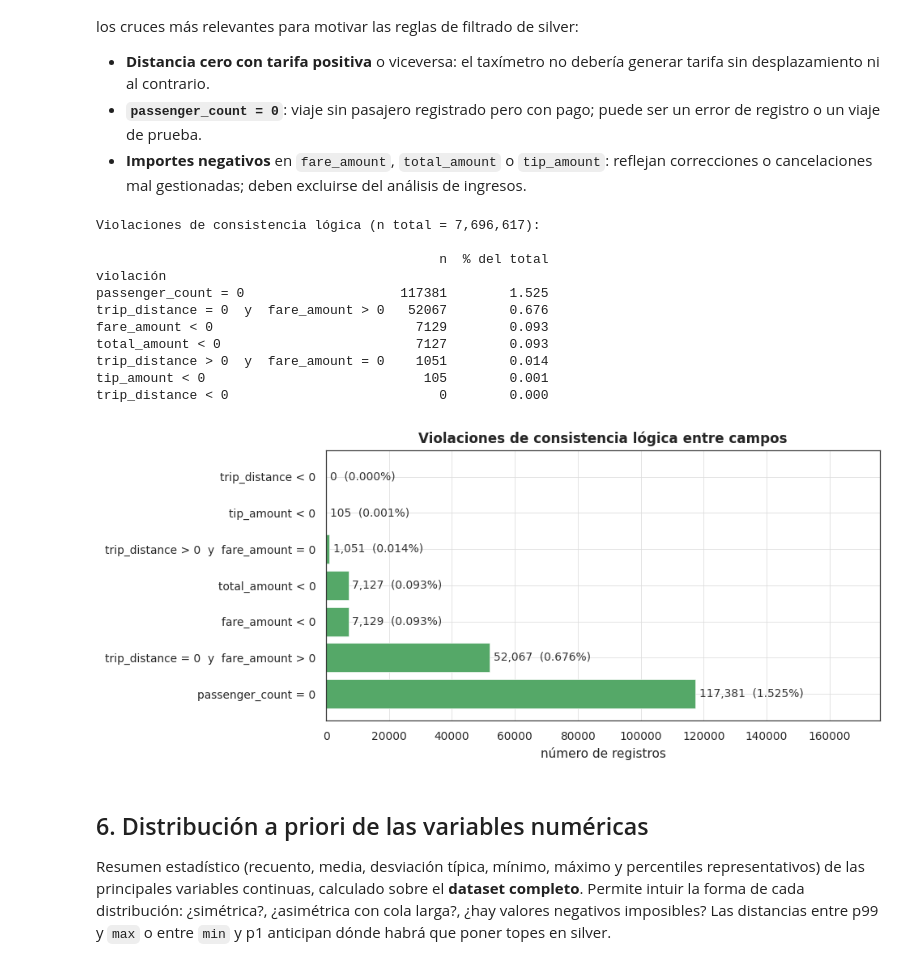
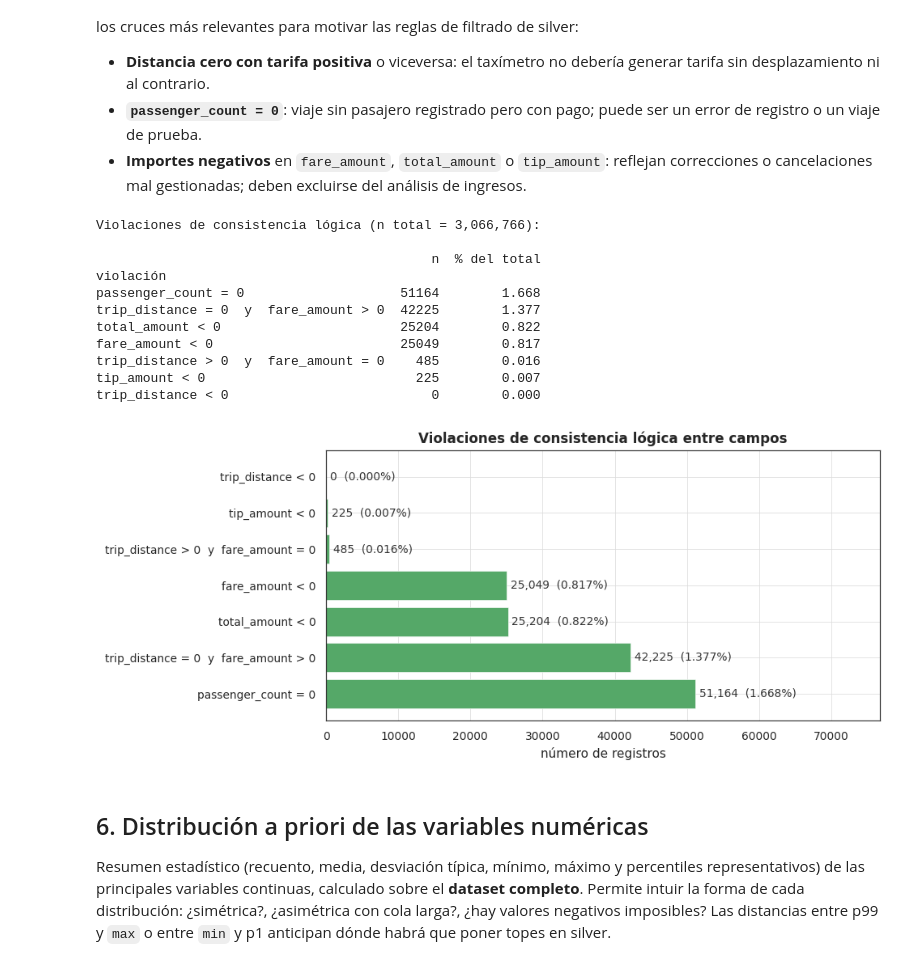
Before and after one commit to jgalanl/datalakehouse, a Jupyter notebook: src/notebooks/bronze/explore.ipynb, the cells around one changed output. Cells and saved outputs as stored; diff of their text form; code cells hidden in the pictures.

```diff
--- a/src/notebooks/bronze/explore.ipynb
+++ b/src/notebooks/bronze/explore.ipynb
@@ -73,14 +73,14 @@ La tabla de zonas (`taxi_zone_lookup.csv`, ~265 filas) se descarga
 también de la fuente y se usa más abajo para etiquetar los conteos por
 zona.
 # %%
-PARQUET_URL = "https://d37ci6vzurychx.cloudfront.net/trip-data/yellow_tripdata_2019-01.parquet"
+PARQUET_URL = "https://d37ci6vzurychx.cloudfront.net/trip-data/yellow_tripdata_2023-01.parquet"
 ZONES_URL   = "https://d37ci6vzurychx.cloudfront.net/misc/taxi_zone_lookup.csv"
 
 # El bind mount /opt/spark/src queda persistente entre ejecuciones del
 # contenedor — se reusa el fichero descargado.
 TMP_DIR = Path("/opt/spark/src/.tmp_explore")
 TMP_DIR.mkdir(parents=True, exist_ok=True)
-PARQUET_PATH = TMP_DIR / "yellow_tripdata_2019-01.parquet"
+PARQUET_PATH = TMP_DIR / "yellow_tripdata_2023-01.parquet"
 ZONES_PATH   = TMP_DIR / "taxi_zone_lookup.csv"
 
 if not PARQUET_PATH.exists():
@@ -92,11 +92,11 @@ if not ZONES_PATH.exists():
     urlretrieve(ZONES_URL, ZONES_PATH)
     print(f"  -> {ZONES_PATH.stat().st_size / 1024:.1f} KB")
 
-yt_jan19 = pd.read_parquet(PARQUET_PATH)
+yt_jan23 = pd.read_parquet(PARQUET_PATH)
 zl       = pd.read_csv(ZONES_PATH)
 
-n_yt = len(yt_jan19)
+n_yt = len(yt_jan23)
 n_zl = len(zl)
-print(f"Yellow taxi (2019-01):  {n_yt:>10,} filas, {len(yt_jan19.columns)} columnas")
+print(f"Yellow taxi (2023-01):  {n_yt:>10,} filas, {len(yt_jan23.columns)} columnas")
 print(f"Taxi zone lookup:       {n_zl:>10,} filas, {len(zl.columns)} columnas")
 # %% [output]
@@ -159,5 +157,5 @@ todo es esperable, no patológico.
 # %%
-null_pct = (yt_jan19.isna().mean() * 100).sort_values()
+null_pct = (yt_jan23.isna().mean() * 100).sort_values()
 
 fig, ax = plt.subplots(figsize=(9, 6))
 ax.barh(null_pct.index, null_pct.values,
@@ -254,59 +247,59 @@ de silver:
 # %%
 checks = {
     "trip_distance = 0  y  fare_amount > 0":
-        (yt_jan19["trip_distance"] == 0) & (yt_jan19["fare_amount"] > 0),
+        (yt_jan23["trip_distance"] == 0) & (yt_jan23["fare_amount"] > 0),
     "trip_distance > 0  y  fare_amount = 0":
-        (yt_jan19["trip_distance"] > 0) & (yt_jan19["fare_amount"] == 0),
+        (yt_jan23["trip_distance"] > 0) & (yt_jan23["fare_amount"] == 0),
     "passenger_count = 0":
-        yt_jan19["passenger_count"] == 0,
+        yt_jan23["passenger_count"] == 0,
     "fare_amount < 0":
-        yt_jan19["fare_amount"] < 0,
+        yt_jan23["fare_amount"] < 0,
     "total_amount < 0":
-        yt_jan19["total_amount"] < 0,
+        yt_jan23["total_amount"] < 0,
     "tip_amount < 0":
-        yt_jan19["tip_amount"] < 0,
+        yt_jan23["tip_amount"] < 0,
     "trip_distance < 0":
-        yt_jan19["trip_distance"] < 0,
+        yt_jan23["trip_distance"] < 0,
 }
 
-n_total = len(yt_jan19)
+n_total = len(yt_jan23)
 rows = [
     {"violación": desc, "n": int(mask.sum()), "% del total": mask.sum() / n_total * 100}
     for desc, mask in checks.items()
 ]
 df_checks = (
     pd.DataFrame(rows)
     .set_index("violación")
     .sort_values("n", ascending=False)
 )
 print(f"Violaciones de consistencia lógica (n total = {n_total:,}):\n")
 print(df_checks.to_string(float_format=lambda x: f"{x:.3f}"))
 
 fig, ax = plt.subplots(figsize=(9, 4))
 ax.barh(df_checks.index, df_checks["n"],
         color=PALETTE[2], edgecolor="white", linewidth=0.4)
 ax.set_xlabel("número de registros")
 ax.set_title("Violaciones de consistencia lógica entre campos")
 xmax = df_checks["n"].max()
 for i, (n, pct) in enumerate(zip(df_checks["n"], df_checks["% del total"])):
     ax.text(n + xmax * 0.01, i, f"{n:,}  ({pct:.3f}%)",
             va="center", fontsize=9, color="#333333")
 ax.set_xlim(0, xmax * 1.5)
 plt.tight_layout()
 plt.show()
 # %% [output]
-Violaciones de consistencia lógica (n total = 7,696,617):
+Violaciones de consistencia lógica (n total = 3,066,766):
 
-                                            n  % del total
+                                           n  % del total
 violación
-passenger_count = 0                    117381        1.525
-trip_distance = 0  y  fare_amount > 0   52067        0.676
-fare_amount < 0                          7129        0.093
-total_amount < 0                         7127        0.093
-trip_distance > 0  y  fare_amount = 0    1051        0.014
-tip_amount < 0                            105        0.001
-trip_distance < 0                           0        0.000
+passenger_count = 0                    51164        1.668
+trip_distance = 0  y  fare_amount > 0  42225        1.377
+total_amount < 0                       25204        0.822
+fare_amount < 0                        25049        0.817
+trip_distance > 0  y  fare_amount = 0    485        0.016
+tip_amount < 0                           225        0.007
+trip_distance < 0                          0        0.000
-[figure, old version]
+[figure, new version]
 # %% [markdown]
 ## 6. Distribución a priori de las variables numéricas
 
```
Also changed, not shown: parts of 21 cells of this notebook, 9 other files.
